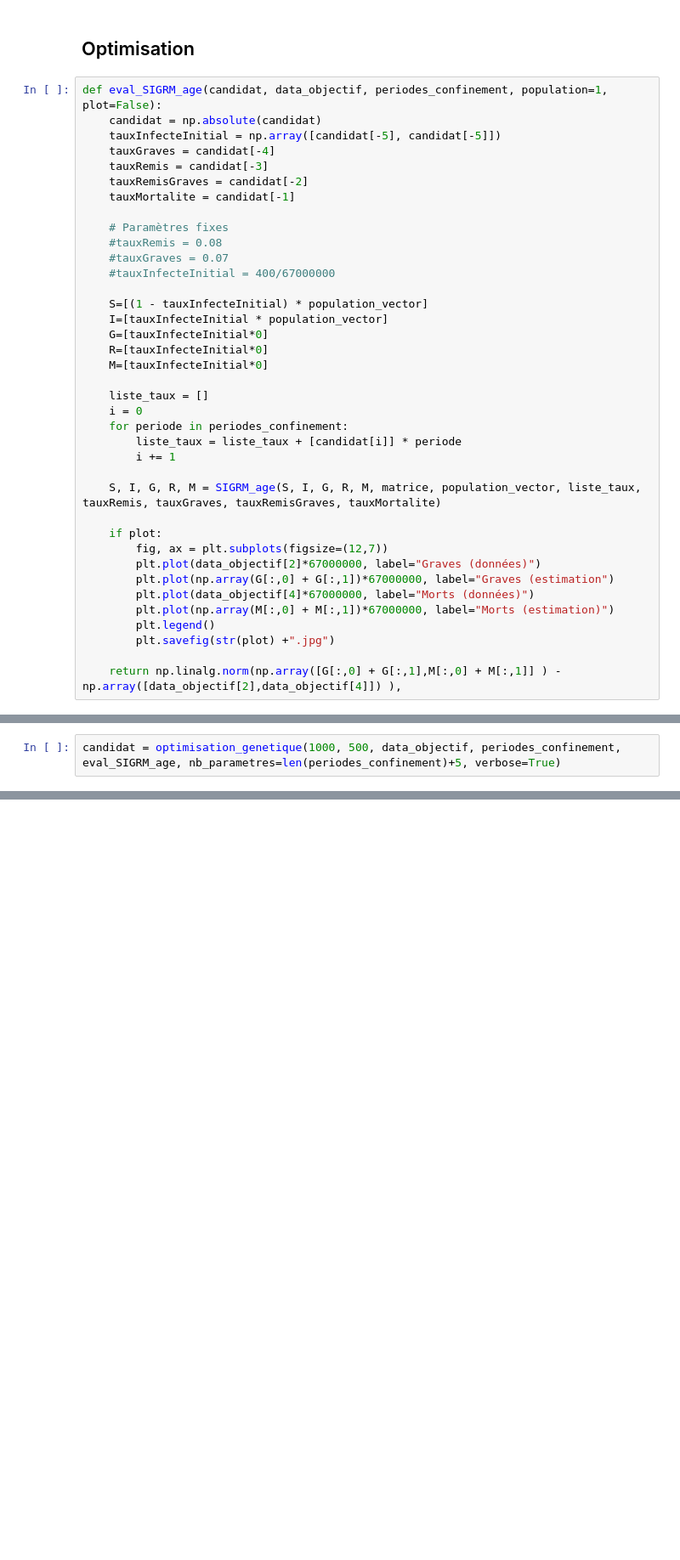
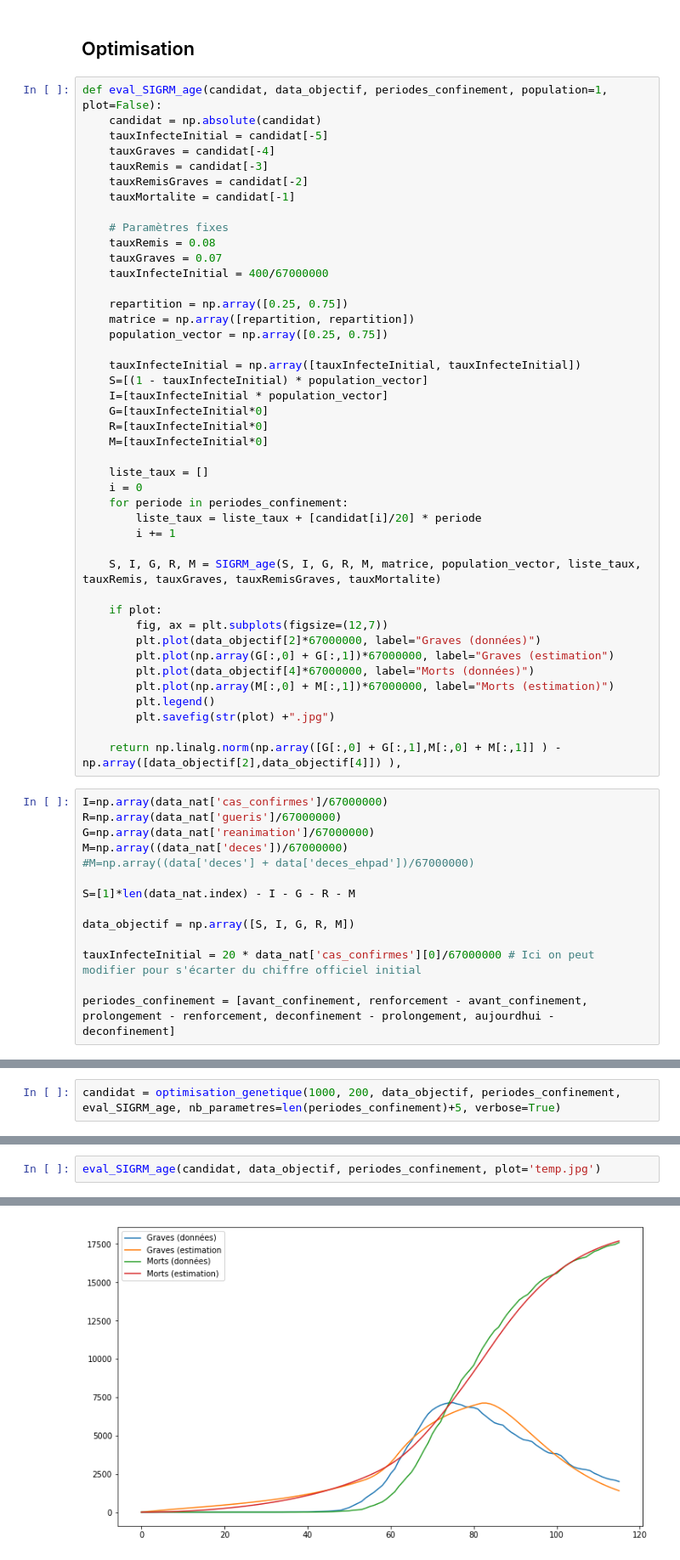
Before and after one commit to cristal-smac/covid, a Jupyter notebook: covid_simplifie.ipynb, the cells around one changed output, grey strips where cells are left out. Shown: that part at 85% size. Cells and saved outputs as stored; diff of their text form; blank space fills up the shorter version.

Commit message:
Optimisation age

```diff
--- a/covid_simplifie.ipynb
+++ b/covid_simplifie.ipynb
@@ -230,17 +224,22 @@ plt.plot(R)
 # %%
 def eval_SIGRM_age(candidat, data_objectif, periodes_confinement, population=1, plot=False):
     candidat = np.absolute(candidat)
-    tauxInfecteInitial = np.array([candidat[-5], candidat[-5]])
+    tauxInfecteInitial = candidat[-5]
     tauxGraves = candidat[-4]
     tauxRemis = candidat[-3]
     tauxRemisGraves = candidat[-2]
     tauxMortalite = candidat[-1]
 
     # Paramètres fixes
-    #tauxRemis = 0.08
-    #tauxGraves = 0.07
-    #tauxInfecteInitial = 400/67000000
+    tauxRemis = 0.08
+    tauxGraves = 0.07
+    tauxInfecteInitial = 400/67000000
 
+    repartition = np.array([0.25, 0.75])
+    matrice = np.array([repartition, repartition])
+    population_vector = np.array([0.25, 0.75])
+
+    tauxInfecteInitial = np.array([tauxInfecteInitial, tauxInfecteInitial])
     S=[(1 - tauxInfecteInitial) * population_vector]
     I=[tauxInfecteInitial * population_vector]
     G=[tauxInfecteInitial*0]
@@ -250,7 +249,7 @@ def eval_SIGRM_age(candidat, data_objectif, periodes_confinement, population=1,
     liste_taux = []
     i = 0
     for periode in periodes_confinement:
-        liste_taux = liste_taux + [candidat[i]] * periode
+        liste_taux = liste_taux + [candidat[i]/20] * periode
         i += 1
 
     S, I, G, R, M = SIGRM_age(S, I, G, R, M, matrice, population_vector, liste_taux, tauxRemis, tauxGraves, tauxRemisGraves, tauxMortalite)
@@ -265,3 +264,17 @@ def eval_SIGRM_age(candidat, data_objectif, periodes_confinement, population=1,
         plt.savefig(str(plot) +".jpg")
 
     return np.linalg.norm(np.array([G[:,0] + G[:,1],M[:,0] + M[:,1]] ) - np.array([data_objectif[2],data_objectif[4]]) ),
+# %%
+I=np.array(data_nat['cas_confirmes']/67000000)
+R=np.array(data_nat['gueris']/67000000)
+G=np.array(data_nat['reanimation']/67000000)
+M=np.array((data_nat['deces'])/67000000)
+#M=np.array((data['deces'] + data['deces_ehpad'])/67000000)
+
+S=[1]*len(data_nat.index) - I - G - R - M
+
+data_objectif = np.array([S, I, G, R, M])
+
+tauxInfecteInitial = 20 * data_nat['cas_confirmes'][0]/67000000 # Ici on peut modifier pour s'écarter du chiffre officiel initial
+
+periodes_confinement = [avant_confinement, renforcement - avant_confinement, prolongement - renforcement, deconfinement - prolongement, aujourdhui - deconfinement]
@@ -268,3 +286,3 @@ def eval_SIGRM_age(candidat, data_objectif, periodes_confinement, population=1,
 # %%
-candidat = optimisation_genetique(1000, 500, data_objectif, periodes_confinement, eval_SIGRM_age, nb_parametres=len(periodes_confinement)+5, verbose=True)
+candidat = optimisation_genetique(1000, 200, data_objectif, periodes_confinement, eval_SIGRM_age, nb_parametres=len(periodes_confinement)+5, verbose=True)
 # %% [output]
@@ -292,0 +319,3 @@ G
+# %%
+eval_SIGRM_age(candidat, data_objectif, periodes_confinement, plot='temp.jpg')
+# %% [output]
@@ -292,0 +323 @@ G
+[figure, added]
```
Also changed, not shown: parts of 30 cells of this notebook.
